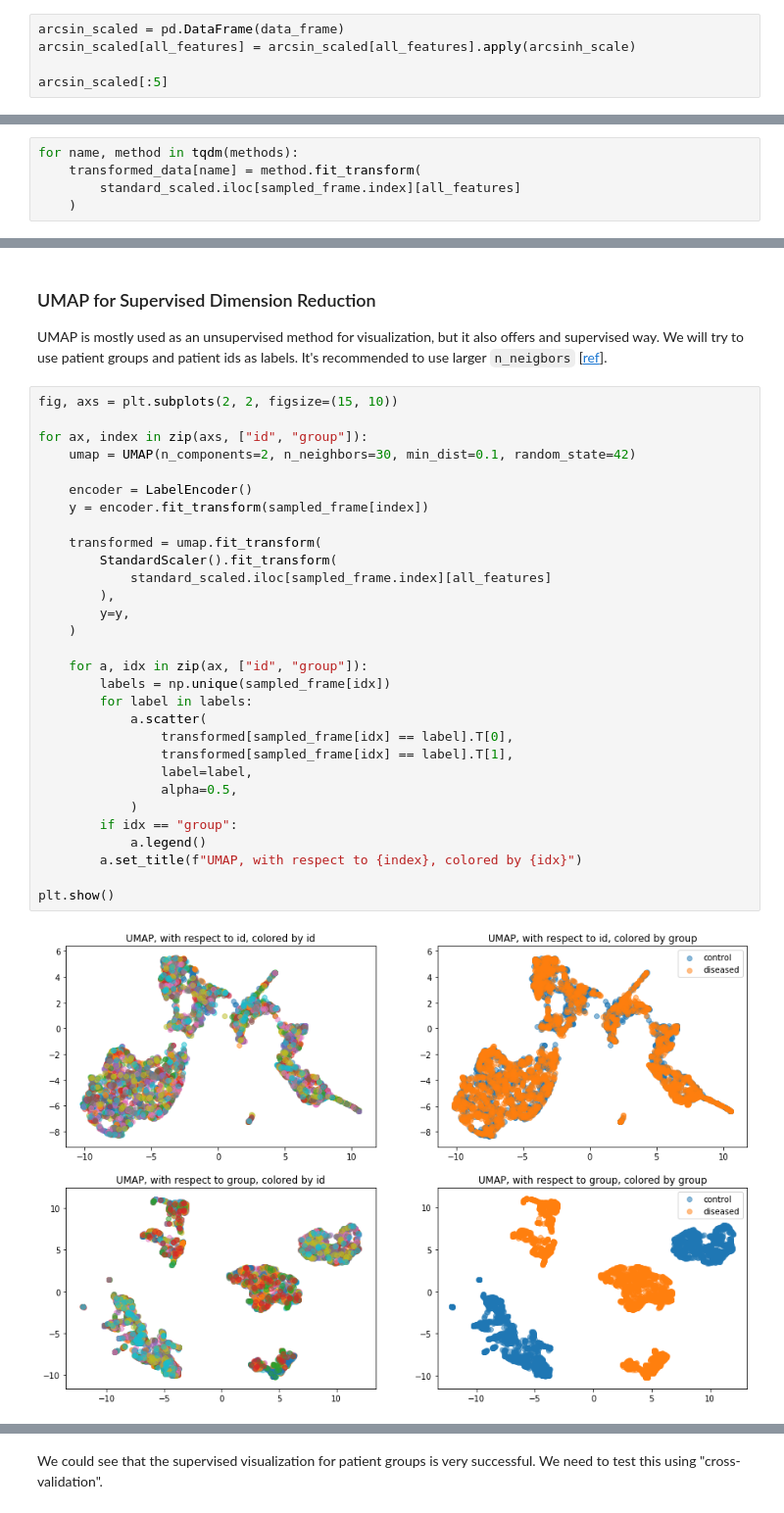
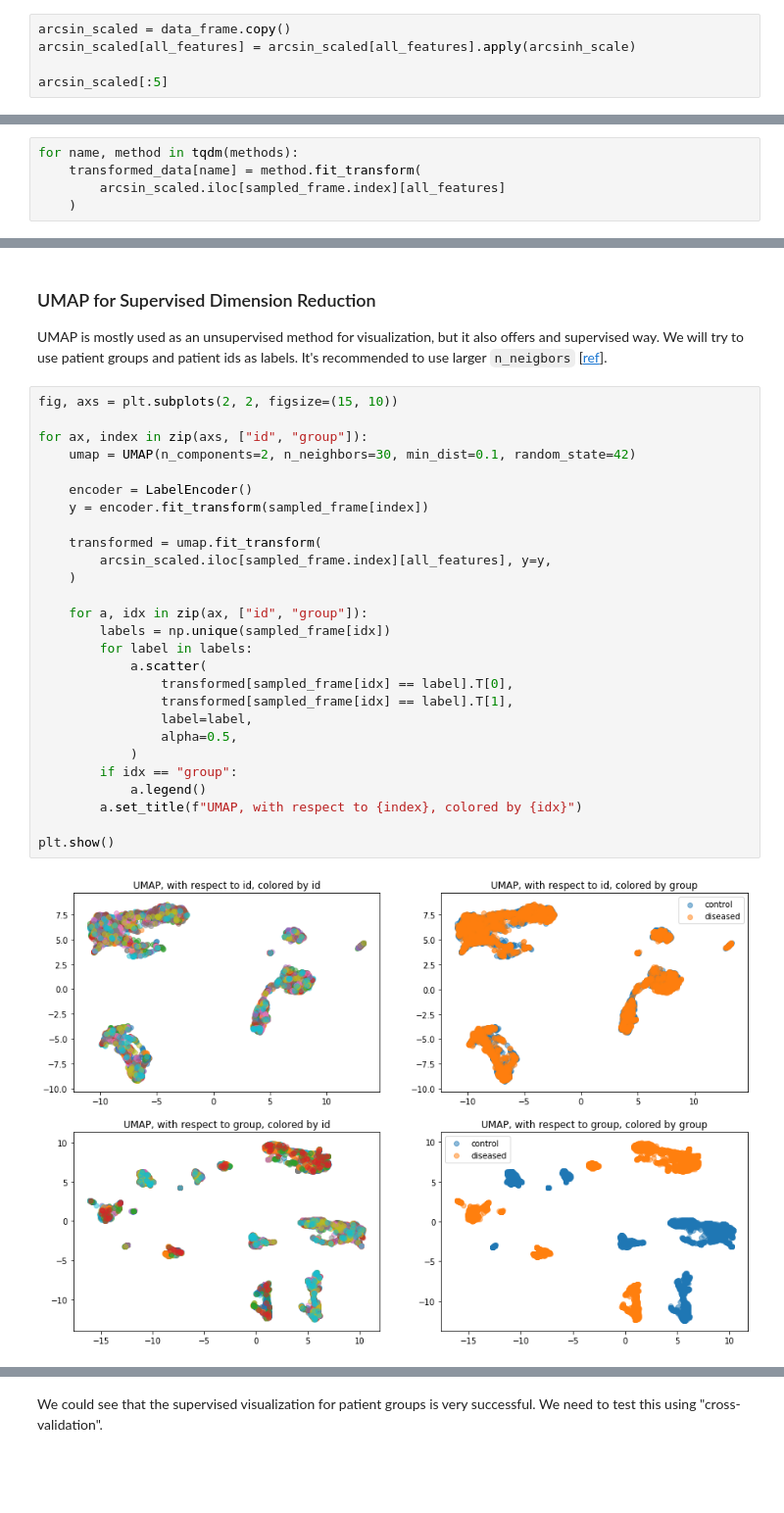
Before and after one commit to H00N24/INF367-Project-d-reduction-clustering, a Jupyter notebook: Project 2.ipynb, the cells around one changed output, grey strips where cells are left out. Shown at 98% size. Saved outputs shown, nothing was run; the diff lists cells and outputs as text; blank space fills up the shorter version.

```diff
--- a/Project 2.ipynb
+++ b/Project 2.ipynb
@@ -336,7 +339,7 @@ standard_scaled[:5]
 | 4 | 1 | control | -0.158767 | 0.741570 | 0.102668 | -0.378528 | -0.498807 | -0.241444 | -0.037105 | ... |
 [interactive output not drawn]
 # %%
-arcsin_scaled = pd.DataFrame(data_frame)
+arcsin_scaled = data_frame.copy()
 arcsin_scaled[all_features] = arcsin_scaled[all_features].apply(arcsinh_scale)
 
 arcsin_scaled[:5]
@@ -434,7 +432,7 @@ transformed_data = {}
 # %%
 for name, method in tqdm(methods):
     transformed_data[name] = method.fit_transform(
-        standard_scaled.iloc[sampled_frame.index][all_features]
+        arcsin_scaled.iloc[sampled_frame.index][all_features]
     )
 # %% [output]
 [interactive output not drawn]
@@ -521,35 +519,32 @@ UMAP is mostly used as an unsupervised method for visualization, but it also off
 # %%
 fig, axs = plt.subplots(2, 2, figsize=(15, 10))
 
 for ax, index in zip(axs, ["id", "group"]):
     umap = UMAP(n_components=2, n_neighbors=30, min_dist=0.1, random_state=42)
 
     encoder = LabelEncoder()
     y = encoder.fit_transform(sampled_frame[index])
 
     transformed = umap.fit_transform(
-        StandardScaler().fit_transform(
-            standard_scaled.iloc[sampled_frame.index][all_features]
-        ),
-        y=y,
+        arcsin_scaled.iloc[sampled_frame.index][all_features], y=y,
     )
 
     for a, idx in zip(ax, ["id", "group"]):
         labels = np.unique(sampled_frame[idx])
         for label in labels:
             a.scatter(
                 transformed[sampled_frame[idx] == label].T[0],
                 transformed[sampled_frame[idx] == label].T[1],
                 label=label,
                 alpha=0.5,
             )
         if idx == "group":
             a.legend()
         a.set_title(f"UMAP, with respect to {index}, colored by {idx}")
 
 plt.show()
 # %% [output]
-[figure, old version]
+[figure, new version]
 [interactive output not drawn]
 # %% [markdown]
 We could see that the supervised visualization for patient groups is very successful. We need to test this using "cross-validation".
```
Also changed, not shown: parts of 41 cells of this notebook, 1 other file.
